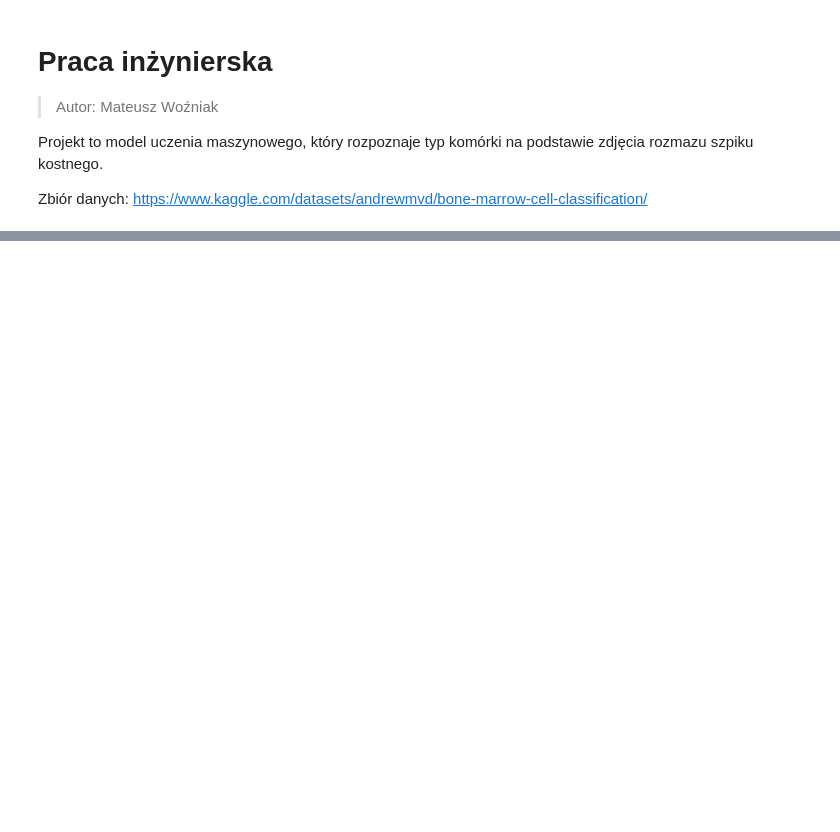
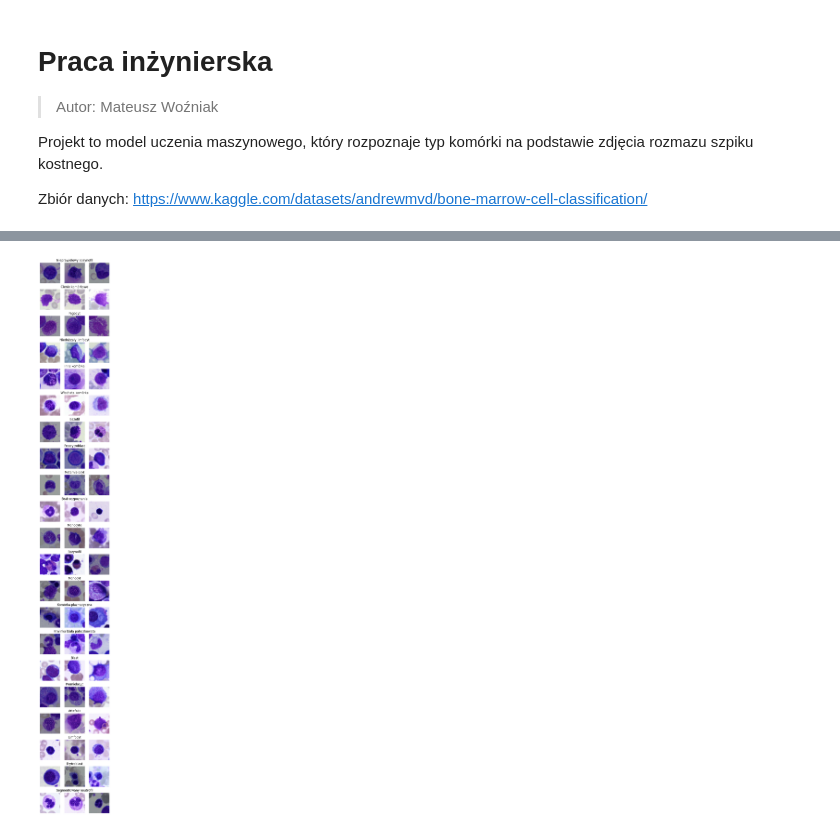
Before and after one commit to matisiekpl/thesis, a Jupyter notebook: main.ipynb, the cells around one changed output, grey strips where cells are left out. Cells and saved outputs as stored; diff of their text form; code cells hidden in the pictures; blank space fills up the shorter version.

Commit message:
examples

```diff
--- a/main.ipynb
+++ b/main.ipynb
@@ -80,3 +80,19 @@ Artefakt: 19630
 Limfocyt: 26242
 Erytroblast: 27395
 Segmentowany neutrofil: 29424
+# %%
+fig, ax = plt.subplots(len(counts), 3, figsize=(5, 40))
+for key in counts:
+    filenames = []
+    for r, d, files in os.walk(os.path.join("dataset", key)):
+        for file in files:
+            filenames.append(os.path.join(r, file))
+    for i in range(3):
+        I = plt.imread(filenames[i])
+        ax[list(counts.keys()).index(key), i].imshow(I)
+        ax[list(counts.keys()).index(key), i].axis('off')
+        if i == 0:
+            ax[list(counts.keys()).index(key), i+1].set_title(names[key])
+plt.savefig("images_examples.png", bbox_inches="tight")
+# %% [output]
+[figure, added]
```
Also changed, not shown: parts of 1 cell of this notebook, 4 other files.
